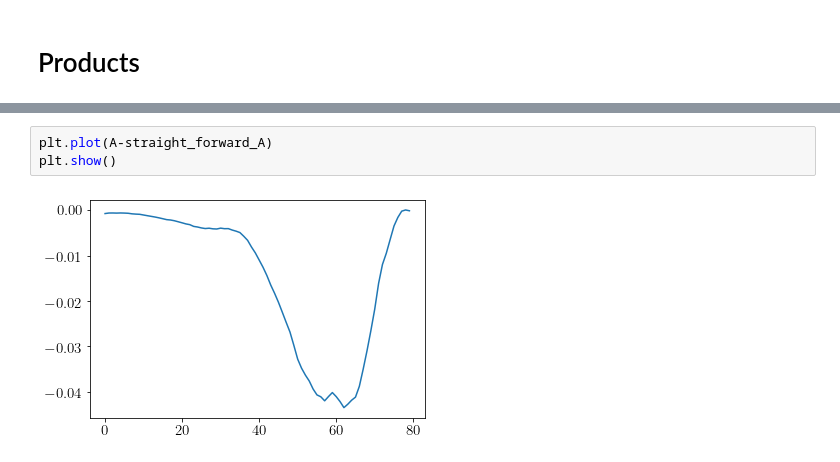
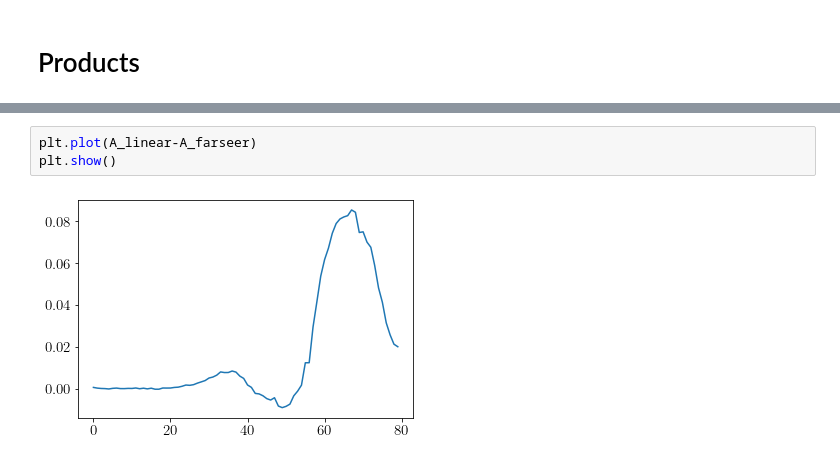
Before and after one commit to rogulforce/life_insurance_projekt, a Jupyter notebook: products_calculation.ipynb, the cells around one changed output, grey strips where cells are left out. Saved outputs shown, nothing was run; the diff lists cells and outputs as text.

```diff
--- a/products_calculation.ipynb
+++ b/products_calculation.ipynb
@@ -181,5 +214,5 @@ plt.show()
 # %%
-plt.plot(A-straight_forward_A)
+plt.plot(A_linear-A_farseer)
 plt.show()
 # %% [output]
-[figure, old version]
+[figure, new version]
```
Also changed, not shown: parts of 8 cells of this notebook.
